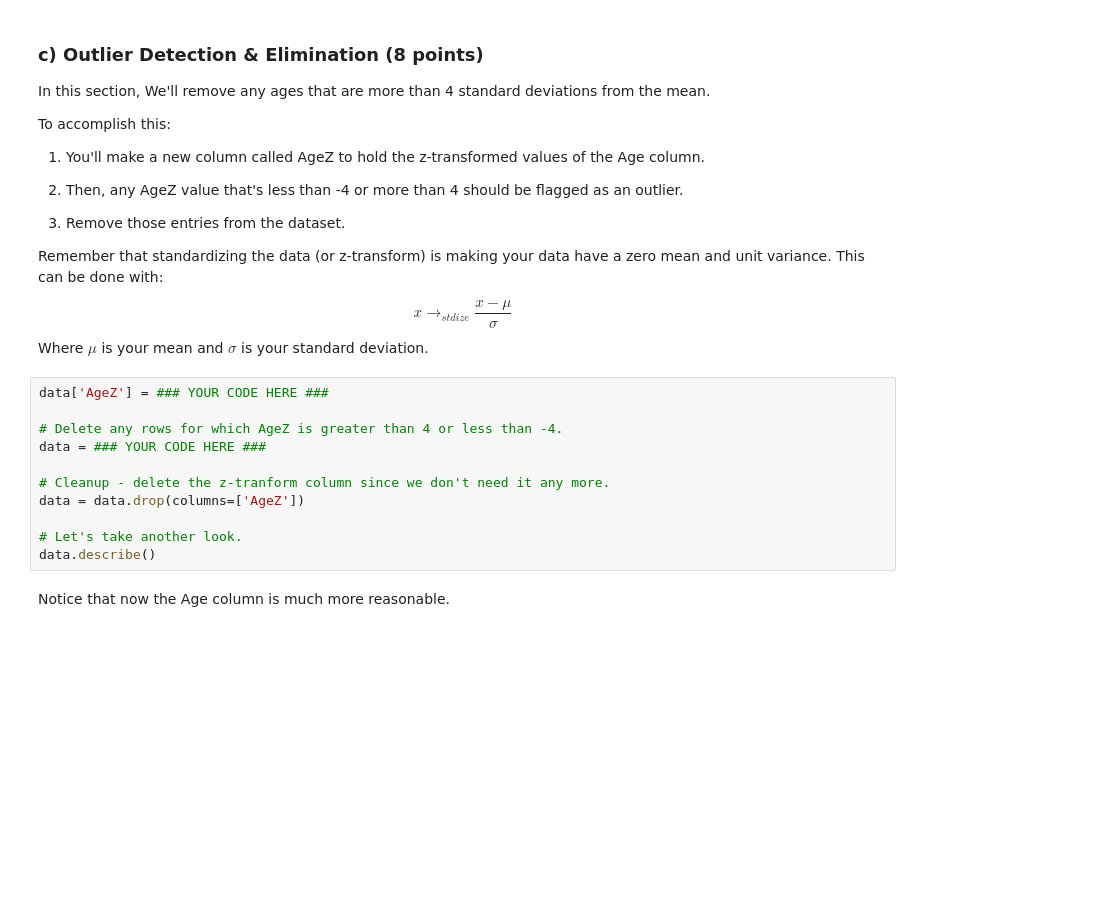
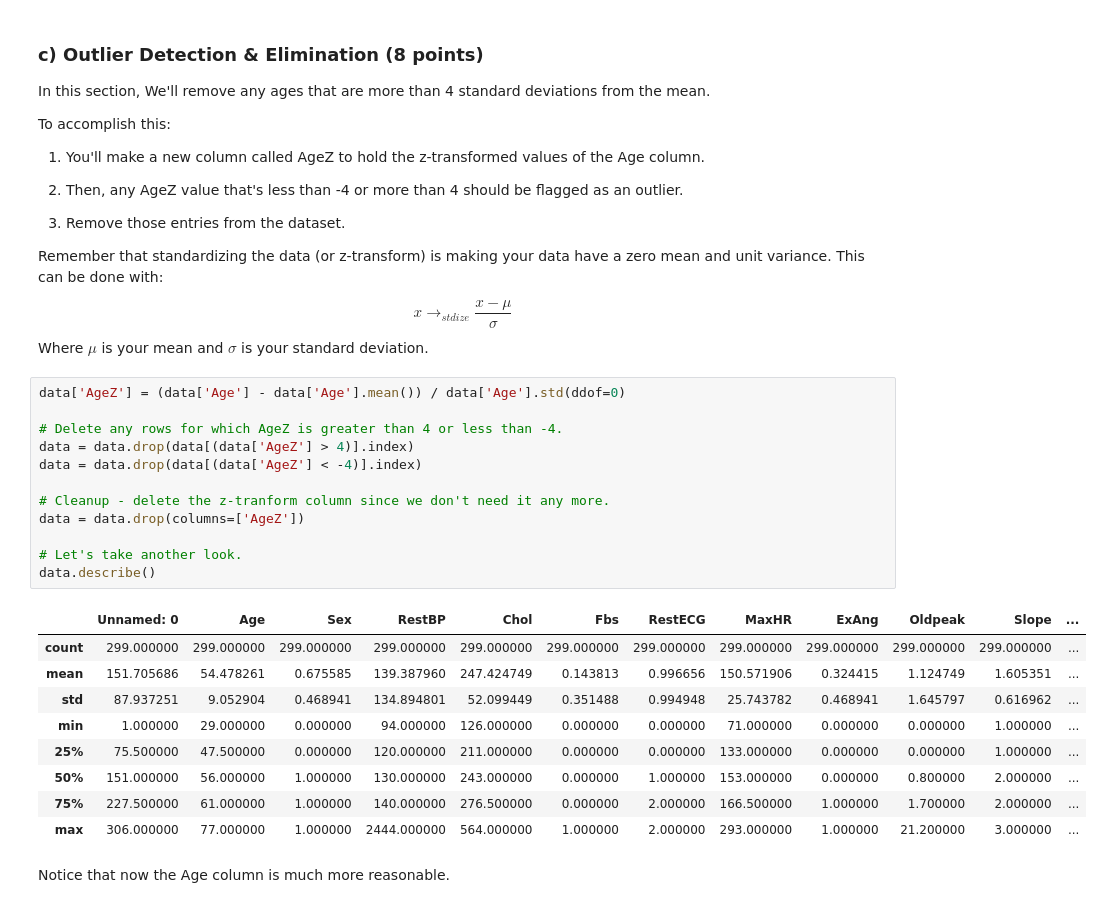
Before and after one commit to KevinW824/CSE-144-Applied-Machine-Learning, a Jupyter notebook: Summer_21_Assignment_1.ipynb, the cells around one changed output. Saved outputs shown, nothing was run; the diff lists cells and outputs as text; blank space fills up the shorter version.

```diff
--- a/Summer_21_Assignment_1.ipynb
+++ b/Summer_21_Assignment_1.ipynb
@@ -312,16 +357,27 @@ Remember that standardizing the data (or z-transform) is making your data have a
 $$x \to_{stdize}  \frac{x - \mu}{\sigma}$$
 Where $\mu$ is your mean and $\sigma$ is your standard deviation.
 # %%
-data['AgeZ'] = ### YOUR CODE HERE ###
+data['AgeZ'] = (data['Age'] - data['Age'].mean()) / data['Age'].std(ddof=0)
 
 # Delete any rows for which AgeZ is greater than 4 or less than -4.
-data = ### YOUR CODE HERE ###
+data = data.drop(data[(data['AgeZ'] > 4)].index)
+data = data.drop(data[(data['AgeZ'] < -4)].index)
 
 # Cleanup - delete the z-tranform column since we don't need it any more.
 data = data.drop(columns=['AgeZ'])
 
 # Let's take another look.
 data.describe()
+# %% [output]
+|  | Unnamed: 0 | Age | Sex | RestBP | Chol | Fbs | RestECG | MaxHR | ExAng | Oldpeak | Slope | ... |
+| count | 299.000000 | 299.000000 | 299.000000 | 299.000000 | 299.000000 | 299.000000 | 299.000000 | 299.000000 | 299.000000 | 299.000000 | 299.000000 | ... |
+| mean | 151.705686 | 54.478261 | 0.675585 | 139.387960 | 247.424749 | 0.143813 | 0.996656 | 150.571906 | 0.324415 | 1.124749 | 1.605351 | ... |
+| std | 87.937251 | 9.052904 | 0.468941 | 134.894801 | 52.099449 | 0.351488 | 0.994948 | 25.743782 | 0.468941 | 1.645797 | 0.616962 | ... |
+| min | 1.000000 | 29.000000 | 0.000000 | 94.000000 | 126.000000 | 0.000000 | 0.000000 | 71.000000 | 0.000000 | 0.000000 | 1.000000 | ... |
+| 25% | 75.500000 | 47.500000 | 0.000000 | 120.000000 | 211.000000 | 0.000000 | 0.000000 | 133.000000 | 0.000000 | 0.000000 | 1.000000 | ... |
+| 50% | 151.000000 | 56.000000 | 1.000000 | 130.000000 | 243.000000 | 0.000000 | 1.000000 | 153.000000 | 0.000000 | 0.800000 | 2.000000 | ... |
+| 75% | 227.500000 | 61.000000 | 1.000000 | 140.000000 | 276.500000 | 0.000000 | 2.000000 | 166.500000 | 1.000000 | 1.700000 | 2.000000 | ... |
+| max | 306.000000 | 77.000000 | 1.000000 | 2444.000000 | 564.000000 | 1.000000 | 2.000000 | 293.000000 | 1.000000 | 21.200000 | 3.000000 | ... |
 # %% [markdown]
 Notice that now the Age column is much more reasonable.
 # %% [markdown]
```
Also changed, not shown: parts of 29 cells of this notebook.
